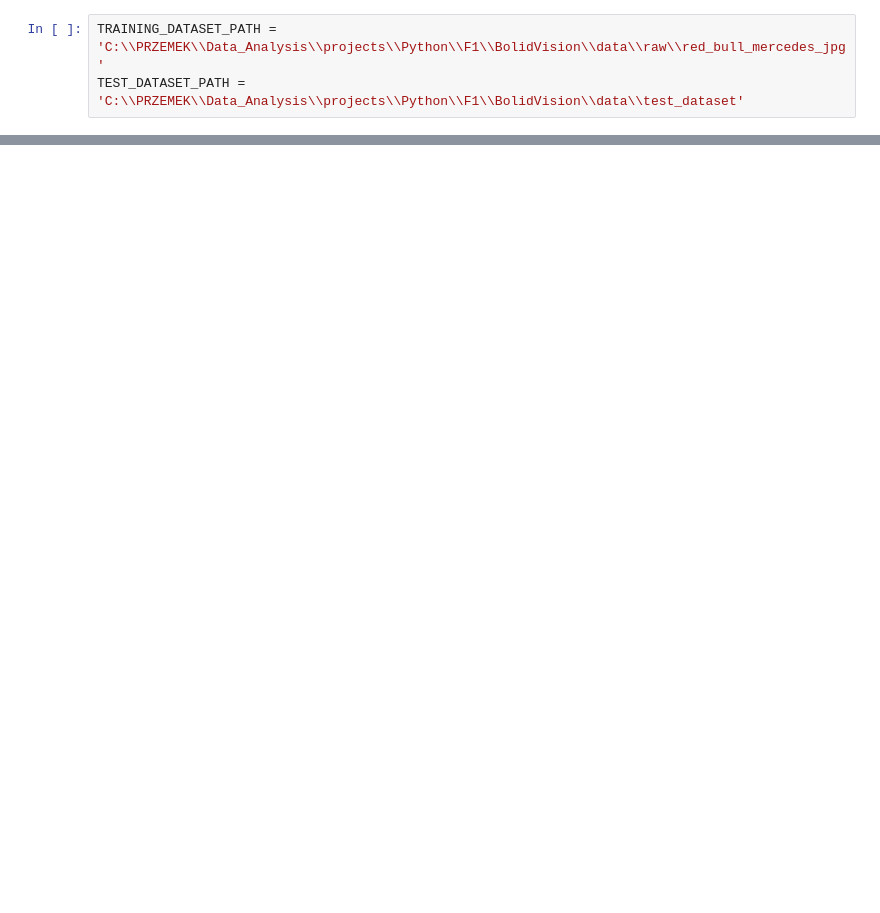
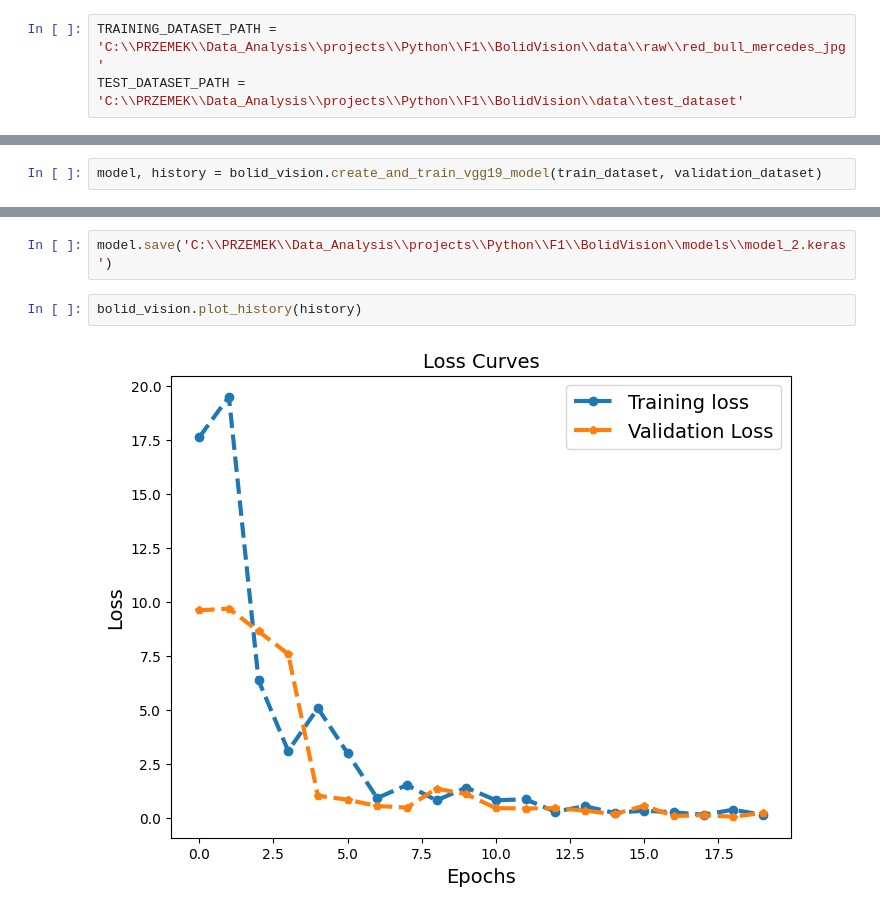
Before and after one commit to przeboch/BolidVision, a Jupyter notebook: notebooks/BolidVision.ipynb, the cells around one changed output, grey strips where cells are left out. Saved outputs shown, nothing was run; the diff lists cells and outputs as text; blank space fills up the shorter version.

```diff
--- a/notebooks/BolidVision.ipynb
+++ b/notebooks/BolidVision.ipynb
@@ -763,0 +20,2 @@ visualize_explanation_heatmap(explanation)
+# %%
+model, history = bolid_vision.create_and_train_vgg19_model(train_dataset, validation_dataset)
@@ -763,0 +40,6 @@ visualize_explanation_heatmap(explanation)
+# %%
+model.save('C:\\PRZEMEK\\Data_Analysis\\projects\\Python\\F1\\BolidVision\\models\\model_2.keras')
+# %%
+bolid_vision.plot_history(history)
+# %% [output]
+[figure, added]
```
Also changed, not shown: parts of 61 cells of this notebook, 2 other files.
